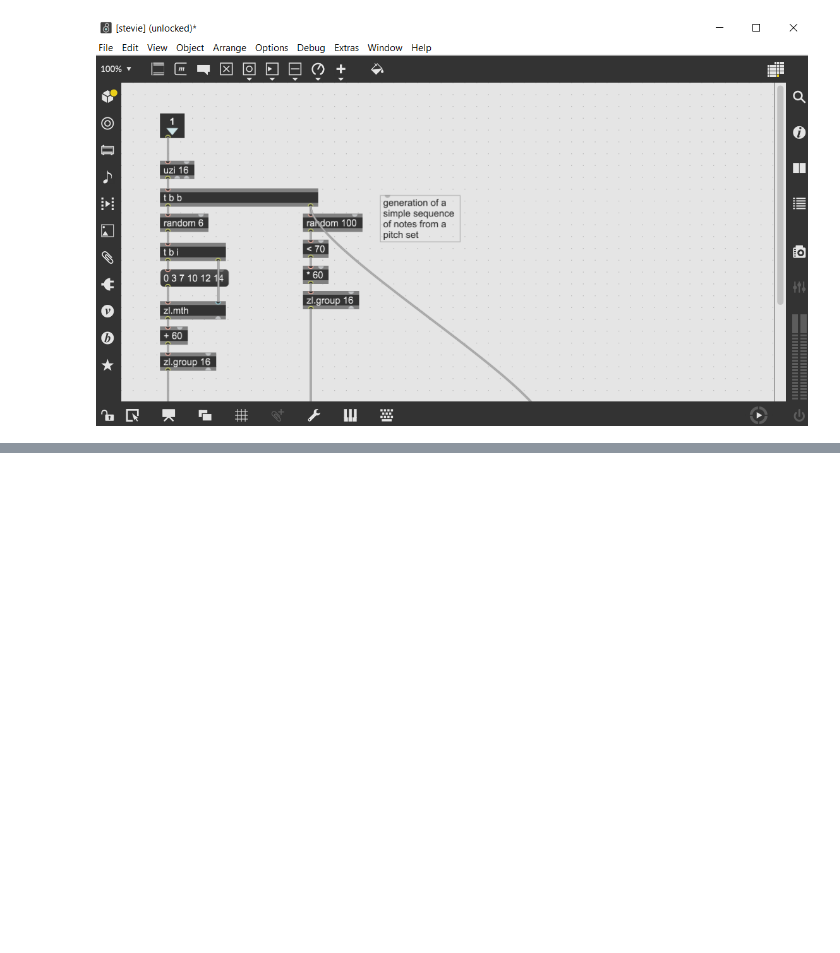
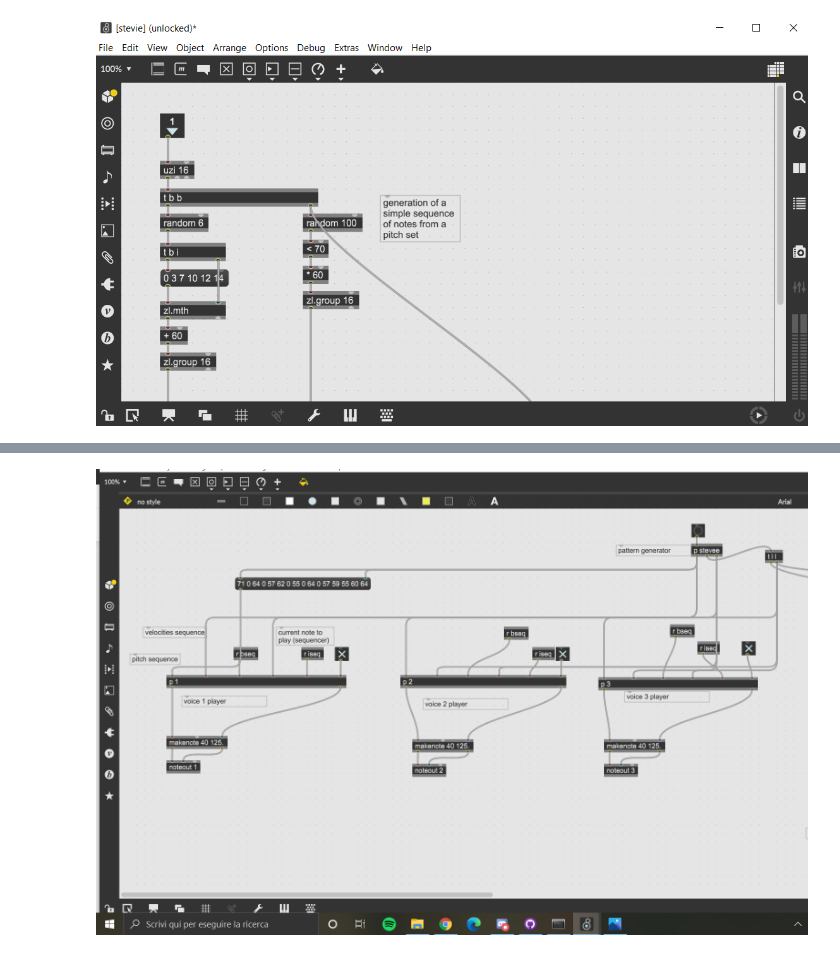
Before and after one commit to MattDupraz/Algorithmic-Composition, a Jupyter notebook: 12_milestone_2/Counterpoint.ipynb, the cells around one changed output, grey strips where cells are left out. Saved outputs shown, nothing was run; the diff lists cells and outputs as text; code cells hidden in the pictures; blank space fills up the shorter version.

```diff
--- a/12_milestone_2/Counterpoint.ipynb
+++ b/12_milestone_2/Counterpoint.ipynb
@@ -6,0 +15,4 @@ display.Image("./stevie.png")
+# %%
+display.Image("./voices.png")
+# %% [output]
+[figure, added]
```
Also changed, not shown: parts of 3 cells of this notebook.
